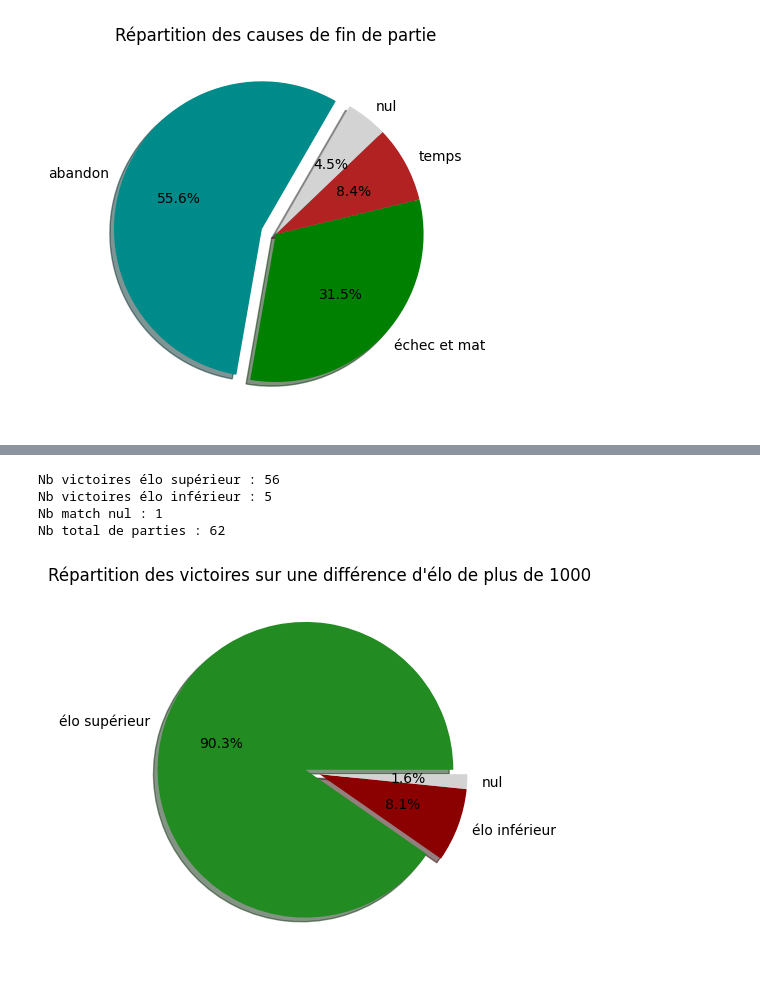
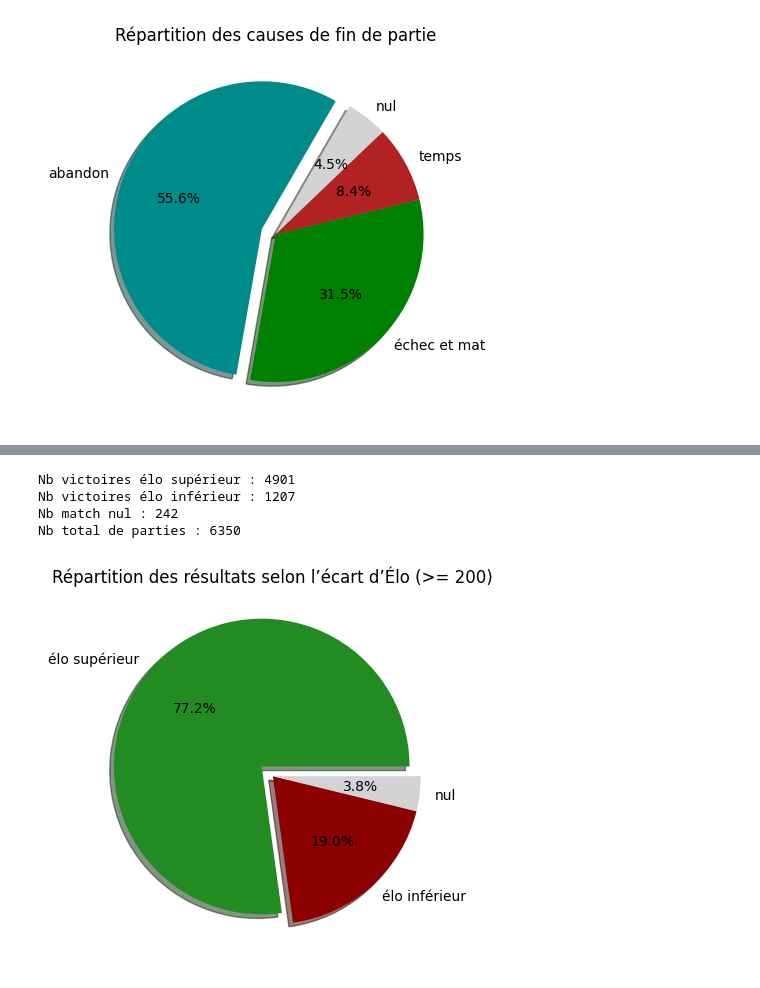
Before and after one commit to IdrissG94/Lichess-Dataset-Exploration, a Jupyter notebook: data_exploration.ipynb, the cells around one changed output, grey strips where cells are left out. Drawn from its saved outputs; the diff is of its cells as text; code cells hidden in the pictures.

```diff
--- a/data_exploration.ipynb
+++ b/data_exploration.ipynb
@@ -116,21 +111,18 @@ Nb total de parties : 10951
 # %%
 # Cas de différence d'élo absurde
 
-m = 1000
-adv = games[(games['winner']=='white')&(games['diff_elo']>=m)].shape[0]
-adv += games[(games['winner']=='black')&(games['diff_elo']<=-m)].shape[0]
-dis = games[(games['winner']=='black')&(games['diff_elo']>=m)].shape[0]
-dis += games[(games['winner']=='white')&(games['diff_elo']<=-m)].shape[0]
-draw = games[(games['winner']=='draw')&(games['diff_elo']<=-m)].shape[0]
-draw += games[(games['winner']=='draw')&(games['diff_elo']>=m)].shape[0]
+m = 200
+elo_sup = games[(games['winner']=='white')&(games['diff_elo']>=m)].shape[0] + games[(games['winner']=='black')&(games['diff_elo']<=-m)].shape[0]
+elo_inf = games[(games['winner']=='black')&(games['diff_elo']>=m)].shape[0] + games[(games['winner']=='white')&(games['diff_elo']<=-m)].shape[0]
+draw = games[(games['winner']=='draw')&(games['diff_elo']<=-m)].shape[0] + games[(games['winner']=='draw')&(games['diff_elo']>=m)].shape[0]
 fig, ax = plt.subplots()
 labels3 = 'élo supérieur','élo inférieur','nul'
-ax.pie([adv,dis,draw], labels=labels3, autopct='%1.1f%%',shadow=True,explode=(0.1,0,0),colors=['forestgreen','darkred','lightgrey'])
-plt.title("Répartition des victoires sur une différence d'élo de plus de 1000");
-print("Nb victoires élo supérieur :",adv,"\nNb victoires élo inférieur :",dis,"\nNb match nul :",draw,"\nNb total de parties :",draw+adv+dis)
+ax.pie([elo_sup,elo_inf,draw], labels=labels3, autopct='%1.1f%%',shadow=True,explode=(0.1,0,0),colors=['forestgreen','darkred','lightgrey'])
+plt.title("Répartition des résultats selon l’écart d’Élo (>= 200)");
+print("Nb victoires élo supérieur :",elo_sup,"\nNb victoires élo inférieur :",elo_inf,"\nNb match nul :",draw,"\nNb total de parties :",draw+elo_sup+elo_inf)
 # %% [output]
-Nb victoires élo supérieur : 56
-Nb victoires élo inférieur : 5
-Nb match nul : 1
-Nb total de parties : 62
+Nb victoires élo supérieur : 4901
+Nb victoires élo inférieur : 1207
+Nb match nul : 242
+Nb total de parties : 6350
-[figure, old version]
+[figure, new version]
```
Also changed, not shown: parts of 4 cells of this notebook.
